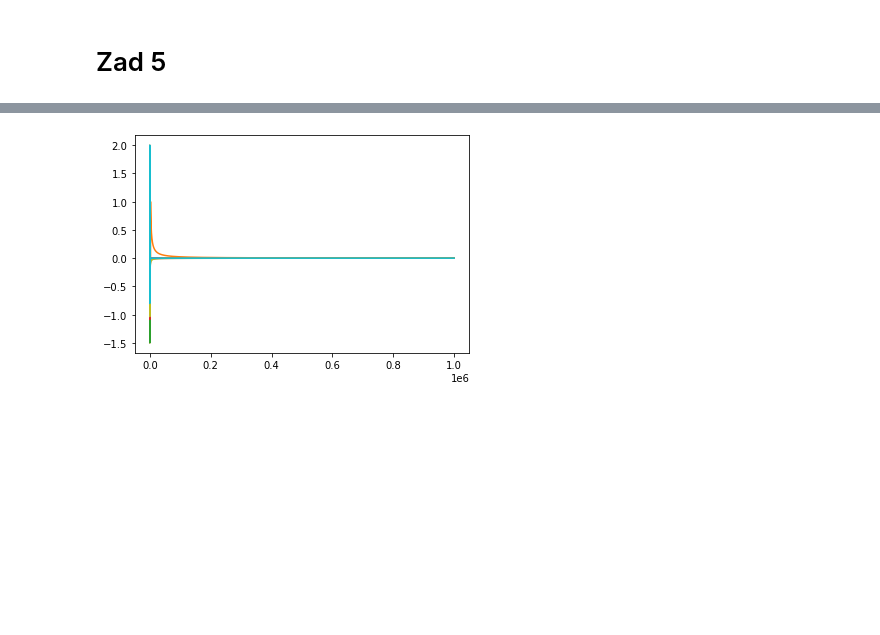
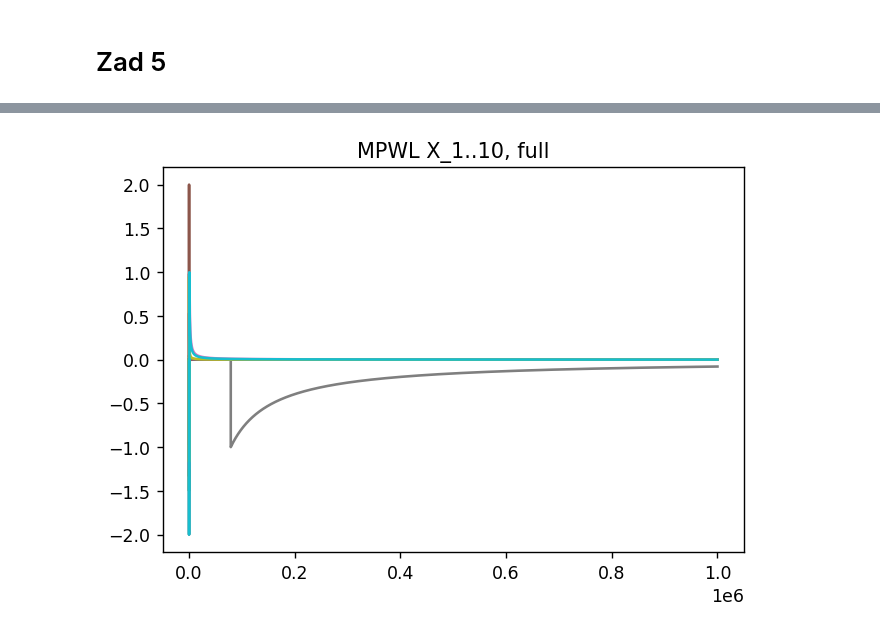
Before and after one commit to niegrzybkowski/matfin2022, a Jupyter notebook: Lab02.ipynb, the cells around one changed output, grey strips where cells are left out. Drawn from its saved outputs; the diff is of its cells as text; code cells hidden in the pictures; blank space fills up the shorter version.

```diff
--- a/Lab02.ipynb
+++ b/Lab02.ipynb
@@ -1,8 +1,11 @@
 # %%
 from random import gauss
-from scipy.stats import expon
+from scipy.stats import expon, norm
 import numpy as np
 import matplotlib.pyplot as plt
+from matplotlib import rc
+plt.rcParams["figure.figsize"] = [6, 4]
+plt.rcParams["figure.dpi"] = 125
 # %% [markdown]
 # Zad 1
 # %%
@@ -182,6 +363,12 @@ plt.show()
+# %%
+def pwl_style():
+    plt.ylabel("Mean so far")
+    plt.xlabel("Number of samples")
 # %%
-for _ in range(10):
-    plt.plot(mpwl_cum_rvs(variates_count, seed=some_seed()))
-plt.plot([0, variates_count], [0, 0], color="black", lw=5)
+for i in range(10):
+    plt.plot(mpwl_cum_rvs(variates_count, seed=i))
+plt.title("MPWL X_1..10, zoom")
 plt.xlim(0, 100)
+pwl_style()
+
 plt.show()
@@ -188,6 +377,8 @@ plt.show()
 # %%
-for _ in range(10):
-    plt.plot(mpwl_cum_rvs(variates_count, seed=some_seed()))
+for i in range(10):
+    plt.plot(mpwl_cum_rvs(variates_count, seed=i))
+plt.title("MPWL X_1..10, full")
+pwl_style()
 plt.show()
 # %% [output]
-[figure, old version]
+[figure, new version]
```
Also changed, not shown: parts of 55 cells of this notebook.
